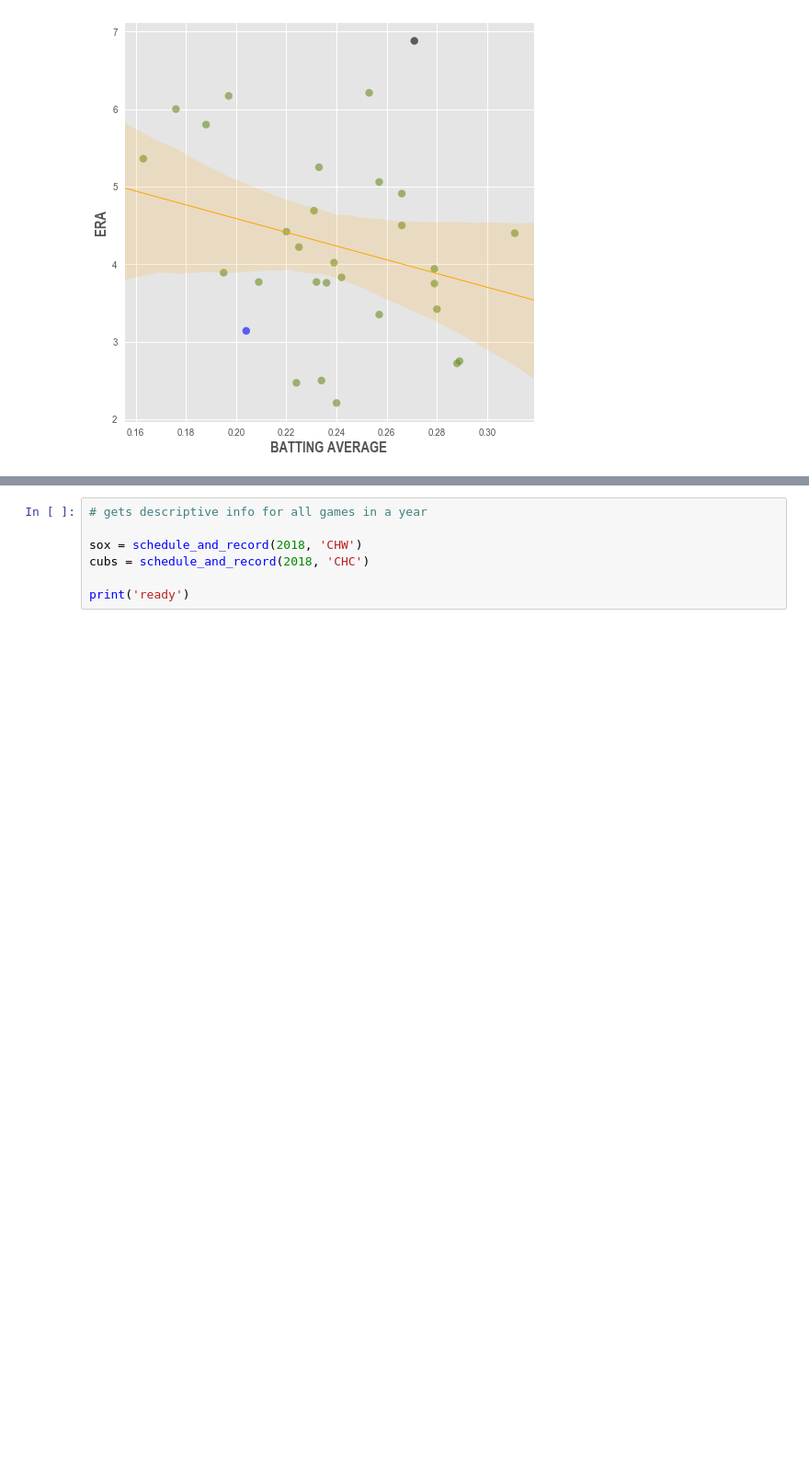
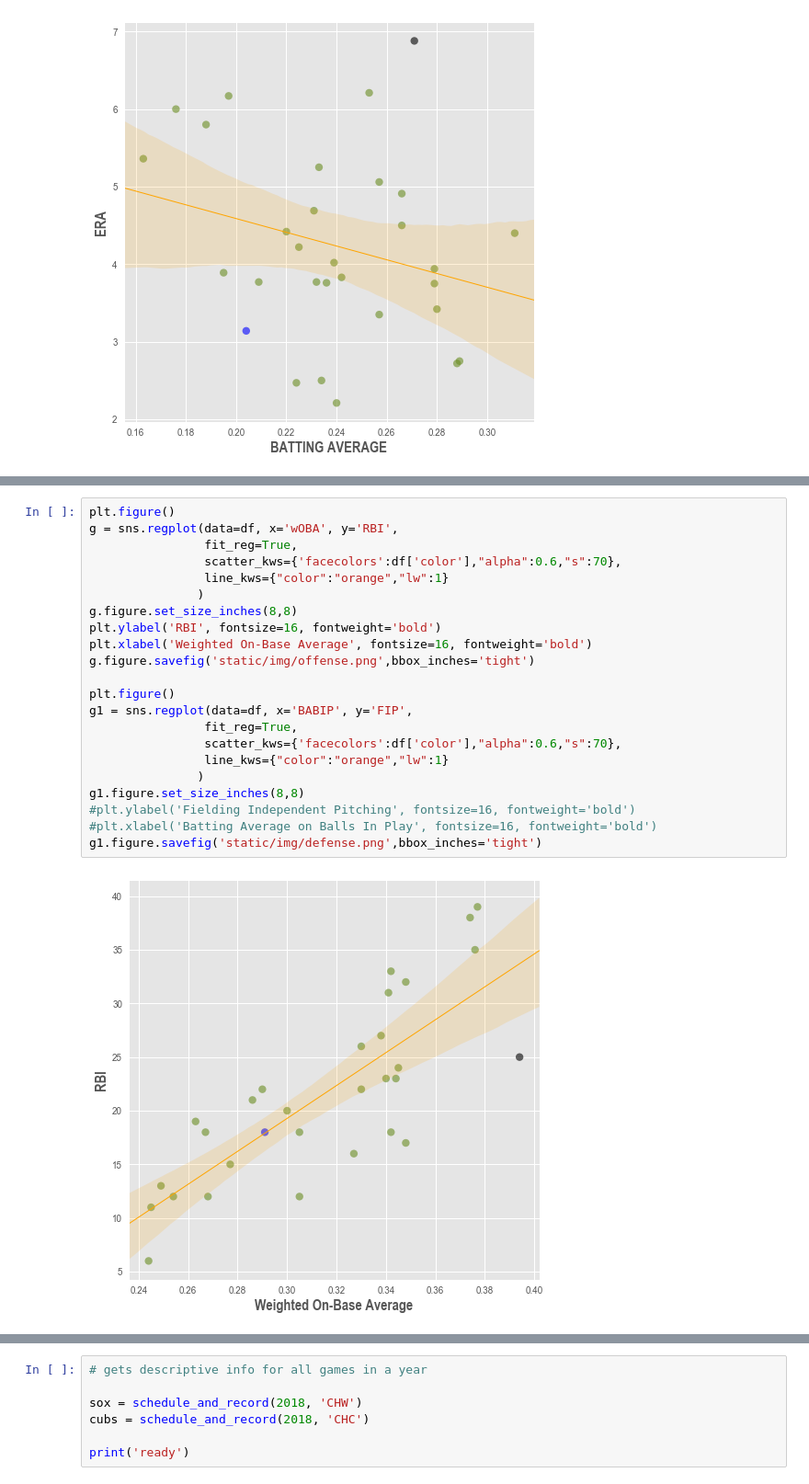
Before and after one commit to timbroderick/pybaseball, a Jupyter notebook: playing.ipynb, the cells around one changed output, grey strips where cells are left out. Shown: that part at 92% size. Drawn from its saved outputs; the diff is of its cells as text; blank space fills up the shorter version.

```diff
--- a/playing.ipynb
+++ b/playing.ipynb
@@ -214,0 +231,24 @@ g.figure.savefig('static/img/BAvERA.png',bbox_inches='tight')
+# %%
+plt.figure()
+g = sns.regplot(data=df, x='wOBA', y='RBI',
+                fit_reg=True,
+                scatter_kws={'facecolors':df['color'],"alpha":0.6,"s":70},
+                line_kws={"color":"orange","lw":1}
+               )
+g.figure.set_size_inches(8,8)
+plt.ylabel('RBI', fontsize=16, fontweight='bold')
+plt.xlabel('Weighted On-Base Average', fontsize=16, fontweight='bold')
+g.figure.savefig('static/img/offense.png',bbox_inches='tight')
+
+plt.figure()
+g1 = sns.regplot(data=df, x='BABIP', y='FIP',
+                fit_reg=True,
+                scatter_kws={'facecolors':df['color'],"alpha":0.6,"s":70},
+                line_kws={"color":"orange","lw":1}
+               )
+g1.figure.set_size_inches(8,8)
+#plt.ylabel('Fielding Independent Pitching', fontsize=16, fontweight='bold')
+#plt.xlabel('Batting Average on Balls In Play', fontsize=16, fontweight='bold')
+g1.figure.savefig('static/img/defense.png',bbox_inches='tight')
+# %% [output]
+[figure, added]
```
Also changed, not shown: parts of 5 cells of this notebook, 14 other files.
